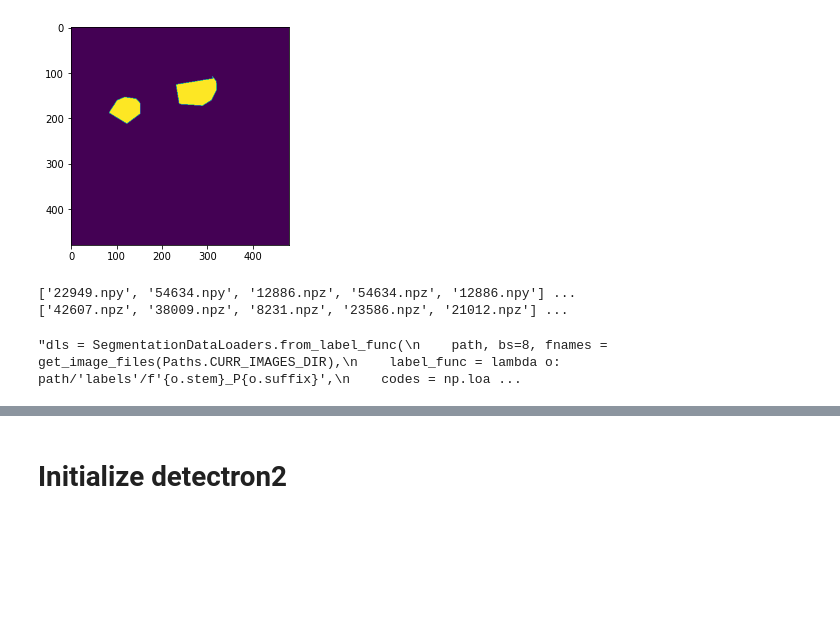
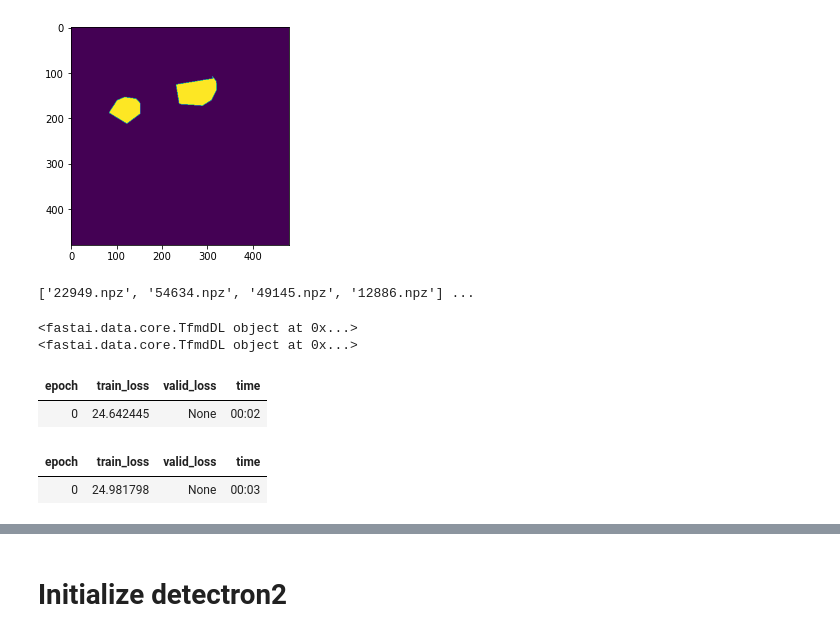
Before and after one commit to GollyTicker/Food-Recognition-Challenge, a Jupyter notebook: Starter_Kit.ipynb, the cells around one changed output, grey strips where cells are left out. Cells and saved outputs as stored; diff of their text form; code cells hidden in the pictures; blank space fills up the shorter version.

Commit message:
Preparing training

```diff
--- a/Starter_Kit.ipynb
+++ b/Starter_Kit.ipynb
@@ -537,29 +537,23 @@ def preprocess_and_store_segmentations(im_ids):
 
       for _ in p.imap(task, im_ids):
         progress_bar.update(1)
+# %%
+def load_multi_segmentation(path):
+  arr = None
+  with np.load(path) as npz:
+    arr = npz["arr_0"]
+  return arr
 # %%
 dest_segmentations_dir = Paths.CURR_MULTI_SEG_DIR
 preprocess_and_store_segmentations(tiny_train_imids)
+print(list(os.listdir(Paths.CURR_MULTI_SEG_DIR))[:5],"...")
 
-dest_segmentations_dir = Paths.TRAIN_MULTI_SEG_DIR
-preprocess_and_store_segmentations(image_ids)
-
-print(list(os.listdir(Paths.CURR_MULTI_SEG_DIR))[:5],"...")
-print(list(os.listdir(Paths.TRAIN_MULTI_SEG_DIR))[:5],"...")
+if not "transform train data":
+  dest_segmentations_dir = Paths.TRAIN_MULTI_SEG_DIR
+  preprocess_and_store_segmentations(image_ids)
+  print(list(os.listdir(Paths.TRAIN_MULTI_SEG_DIR))[:5],"...")
 # %% [output]
-['22949.npy', '54634.npy', '12886.npz', '54634.npz', '12886.npy'] ...
-['42607.npz', '38009.npz', '8231.npz', '23586.npz', '21012.npz'] ...
+['22949.npz', '54634.npz', '49145.npz', '12886.npz'] ...
 # %%
 if FORCE_RECOMPUTE and not "we will not store it to google drive due ot it's slow read speed":
   store_directory_to_google_drive(Paths.TRAIN_MULTI_SEG_DIR)
-# %%
-"""dls = SegmentationDataLoaders.from_label_func(
-    path, bs=8, fnames = get_image_files(Paths.CURR_IMAGES_DIR),
-    label_func = lambda o: path/'labels'/f'{o.stem}_P{o.suffix}',
-    codes = np.loadtxt(path/'codes.txt', dtype=str)
-)"""
-
-#learn = unet_learner(dls, resnet34)
-#learn.fine_tune(16)
-# %% [output]
-"dls = SegmentationDataLoaders.from_label_func(\n    path, bs=8, fnames = get_image_files(Paths.CURR_IMAGES_DIR),\n    label_func = lambda o: path/'labels'/f'{o.stem}_P{o.suffix}',\n    codes = np.loa ...
@@ -565,0 +621,39 @@ if FORCE_RECOMPUTE and not "we will not store it to google drive due ot it's slo
+# %%
+print(dls.train)
+
+print(dls.valid)
+
+
+# learn = unet_learner(dls, resnet34)
+learn = cnn_learner(dls, resnet34, n_out = len(category_ids), loss_func = lambda x, y: torch.linalg.norm(x - y[:,:,0,0]))
+# todo.print(x.shape,y.shape)
+
+# print(learn.model)
+
+# todo. transform segmentation and data to be resized to a specific size -> data blocks
+# todo. how might we make this a fully convolutional pipeline?
+
+learn.fine_tune(1)
+
+if False:
+  unet_learner(
+    dls, models.alexnet,
+    normalize=True, n_out=len(category_ids),
+    pretrained=True, config=None,
+    loss_func=None, opt_func=Adam,
+    lr=0.001, metrics=None,
+    model_dir='models', train_bn=True,
+    blur=False, blur_final=True,
+    self_attention=False, y_range=None, last_cross=True,
+    bottle=False, norm_type=None
+  )
+
+
+#learn.fine_tune(16)
+# %% [output]
+<fastai.data.core.TfmdDL object at 0x...>
+<fastai.data.core.TfmdDL object at 0x...>
+| epoch | train_loss | valid_loss | time |
+| 0 | 24.642445 | None | 00:02 |
+| epoch | train_loss | valid_loss | time |
+| 0 | 24.981798 | None | 00:03 |
```
Also changed, not shown: parts of 9 cells of this notebook.
